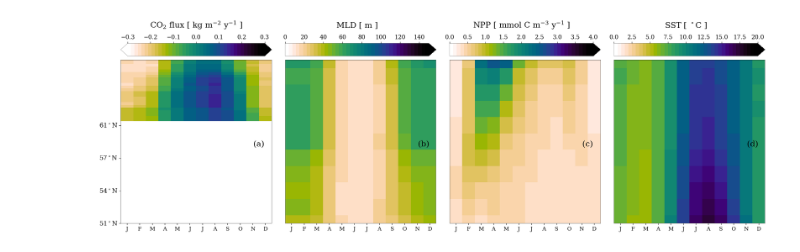
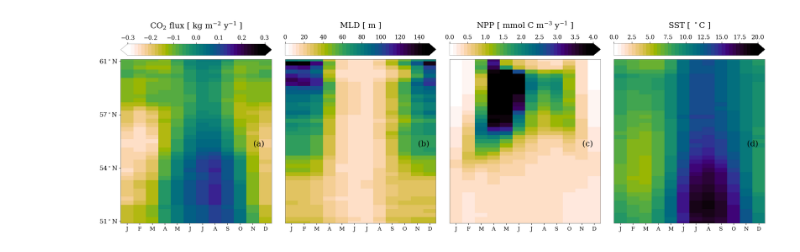
Before and after one commit to chiaraciscato/2026_ciscato_oae_seasonality, a Jupyter notebook: scripts/oae_addition_map.ipynb, the cells around one changed output. Cells and saved outputs as stored; diff of their text form; code cells hidden in the pictures.

```diff
--- a/scripts/oae_addition_map.ipynb
+++ b/scripts/oae_addition_map.ipynb
@@ -53,9 +30,9 @@ def geo_weight(data, var):
 # %%
 def ns_polygon(data):
 
-    # polygon_coords = [(70, 90),(78, 96),(93, 73),(94, 75),(80, 57),(65, 80)] # this is for alkalinity plot
+    polygon_coords = [(70, 90),(78, 96),(93, 73),(94, 75),(80, 57),(65, 80)] # this is for alkalinity plot
 
-    polygon_coords = [(42,70),(55, 80), (69, 53), (58, 34),(41, 61)] # this is for the baseline plot
+    # polygon_coords = [(42,70),(55, 80), (69, 53), (58, 34),(41, 61)] # this is for the baseline plot
 
     x = data['x'].values
     y = data['y'].values
@@ -152,7 +107,7 @@ def monthly_means(data, var):
 # %%
 def homvoller(data, var, ax, vmin, vmax):
 
-    im = data[var].T.plot(
+    im = data[var].plot(
         ax=ax,
         cmap=cmap,
         vmin=vmin,
@@ -170,9 +125,8 @@ def homvoller(data, var, ax, vmin, vmax):
     c.ax.tick_params(labelsize=13)
 
     c.set_label(
-            f"{list(units[var].keys())[0]} [ {list(units[var].values())[0]} ]",
-            labelpad=15, size=18
-        )
+                    f"{list(units[var].keys())[0]} [ {list(units[var].values())[0]} ]",
+                    labelpad=15, size=18)
 
     return im
 # %%
@@ -188,63 +140,39 @@ d = '$^\circ$'
 # %%
-fig, (ax1, ax2, ax3, ax4) = plt.subplots(
-    ncols=4,
-    figsize=(26, 8),
-    # gridspec_kw={'width_ratios': [1.5, 1, 1, 1]}
-)
+fig, (ax1, ax2, ax3, ax4) = plt.subplots(ncols=4, figsize=(26, 8))
 
 plt.subplots_adjust(wspace=0.09)
-
-# im = ax1.pcolormesh(bathymetry.x, bathymetry.y,
-#         bathymetry['z'],
-#         cmap=cmap,
-#         vmin=0,
-#         vmax=300
-#     )
-
-# pcm = ax1.pcolormesh(
-#     oae.x, oae.y, oae,
-#     cmap=sns.cubehelix_palette(start=0, rot=-.5, as_cmap=True),
-#     shading='auto',
-# )
 
 rect = mpatches.Rectangle((24, 18), 75, 103, linewidth=2, edgecolor='darkred', facecolor='none')
 rect = ax1.add_patch(rect)
 
-                            # year
-im_co2flux = homvoller(co2flux_f*31536000, 'co2flux', ax1, -0.3, 0.3)
-im_mld = homvoller(mld_f, 'somxl010', ax2, 0, 150)
-im_npp = homvoller(npp_f*31536000, 'bgc_diag_pp', ax3, 0, 4)
-im_sst = homvoller(sst_f, 'sosstsst', ax4, 0, 20)
-
-# cbar = plt.colorbar(im, ax=ax1, aspect=18, pad=0.02, location='top', extend='max')
-# cbar.outline.set_linewidth(0.25)
-# cbar.ax.tick_params(labelsize=12)
-# cbar.set_label('North Sea bathymetry [m]', labelpad=14)
-
-for ax in [ax1,ax2,ax3,ax4]:
-    ax.set_ylim(51,61)
-    month_x_labels(ax)
+homvoller(co2flux_f * 31536000, 'co2flux', ax1, -0.3, 0.3)
+homvoller(mld_f, 'somxl010', ax2, 0, 150)
+homvoller(npp_f * 31536000, 'bgc_diag_pp', ax3, 0, 4)
+homvoller(sst_f, 'sosstsst', ax4, 0, 20)
 
 for ax in [ax2,ax3,ax4]:
     ax.axes.get_yaxis().set_visible(False)
 
 for n, ax in enumerate([ax1,ax2,ax3,ax4]):
+    month_x_labels(ax)
+    ax.set_ylim(39,79)
     ax.set_ylabel("")
     ax.set_xlabel("")
     ax.set_title("")
-    for location in ['left','bottom', 'right', 'top']:
-        ax.spines[location].set_linewidth(0.4)
+
     ax.text(0.88, .47, string.punctuation[7] + string.ascii_lowercase[n] + string.punctuation[8],
         transform=ax.transAxes, size=18, color='black')
 
+    fineline()
 
-ax1.set_yticks([1,13,25,37])
-ns_labels = [f'51{d}N', f'54{d}N',f'57{d}N', f'61{d}N']
+ax1.set_yticks([39.5,52.5,65.5,78.5])
+
+ns_labels = [f'51{degree}N', f'54{degree}N',f'57{degree}N', f'61{degree}N']
 ax1.set_yticklabels(ns_labels, fontsize=14)
 
 pass
 
 plt.savefig('/Users/chiaraciscato/Desktop/GEOMAR/2025_ciscato_oae_seasonality/out/figure_2.png')
 # %% [output]
-[figure, old version]
+[figure, new version]
 # %%
```
Also changed, not shown: parts of 16 cells of this notebook, 6 other files.
